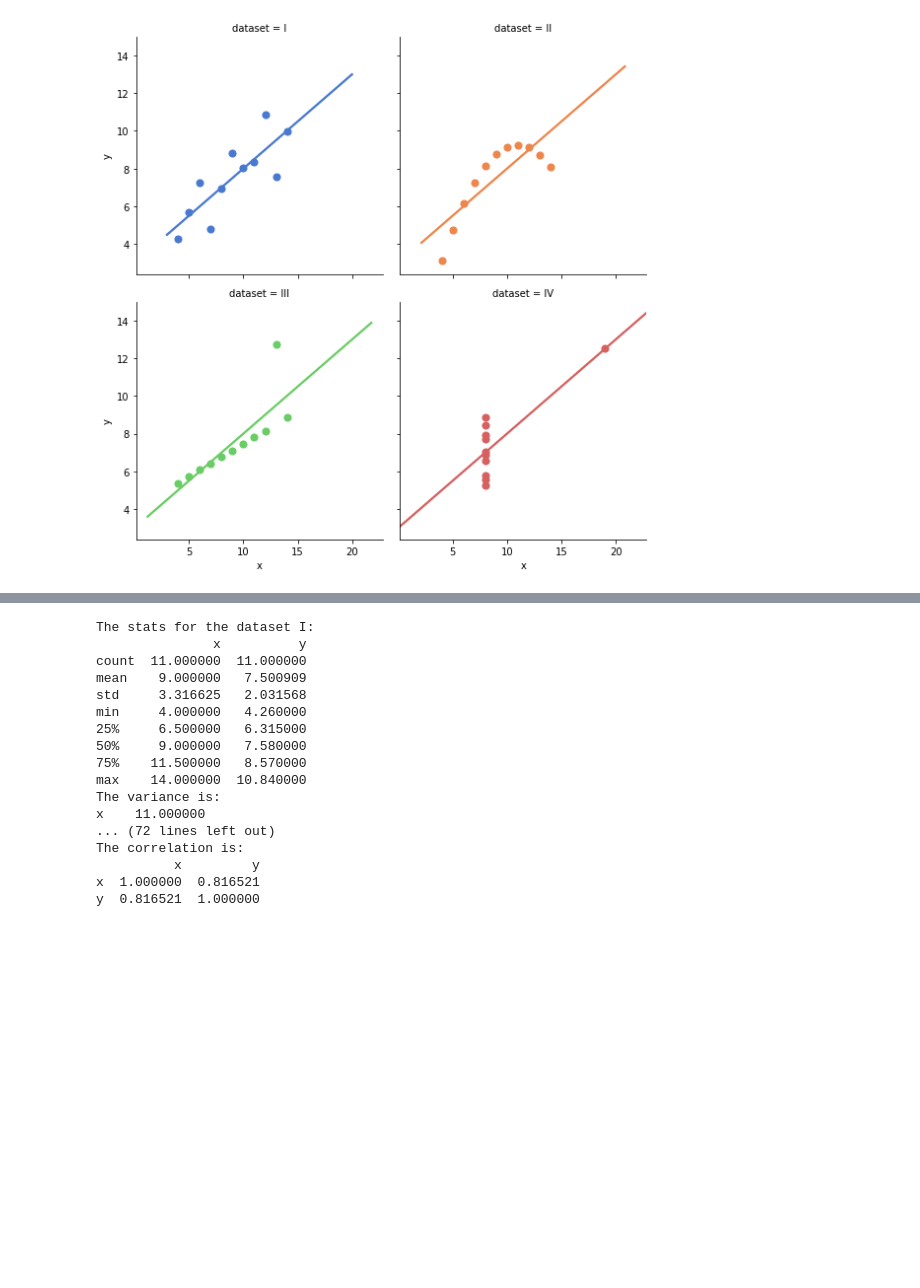
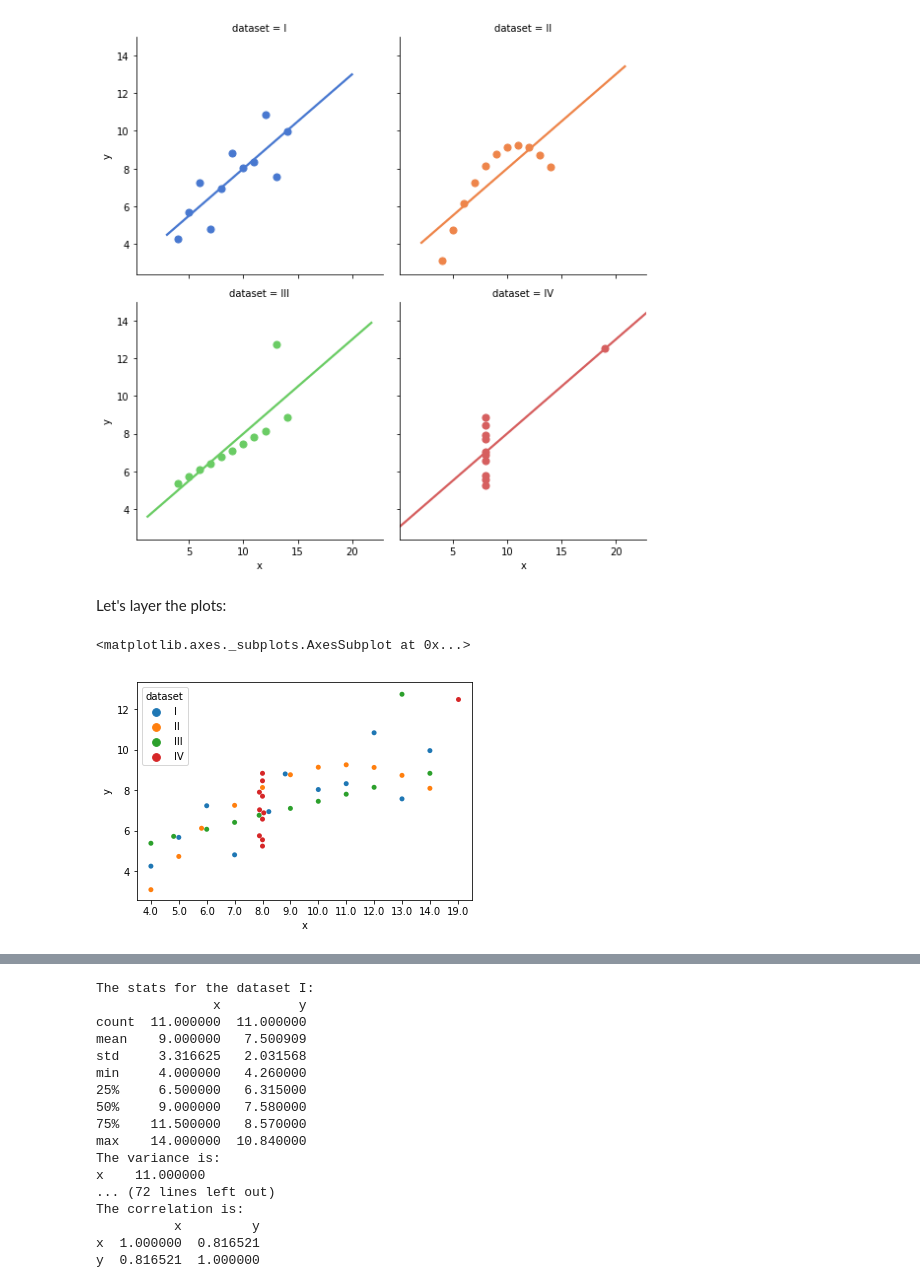
Before and after one commit to Sarahkel/Fundamentals_of_Data_Analysis, a Jupyter notebook: Anscombe-Quartett Assignment.ipynb, the cells around one changed output, grey strips where cells are left out. Cells and saved outputs as stored; diff of their text form; code cells hidden in the pictures; blank space fills up the shorter version.

Commit message:
added graphs

```diff
--- a/Anscombe-Quartett Assignment.ipynb
+++ b/Anscombe-Quartett Assignment.ipynb
@@ -55,3 +55,10 @@ sb.lmplot(x="x", y="y", col="dataset", hue="dataset", data=df,
 # %% [output]
 <seaborn.axisgrid.FacetGrid at 0x...>
 [figure]
+# %% [markdown]
+Let's layer the plots:
+# %%
+sb.swarmplot(x='x', y='y', hue = 'dataset', data=df)
+# %% [output]
+<matplotlib.axes._subplots.AxesSubplot at 0x...>
+[figure, added]
```
Also changed, not shown: parts of 3 cells of this notebook.
